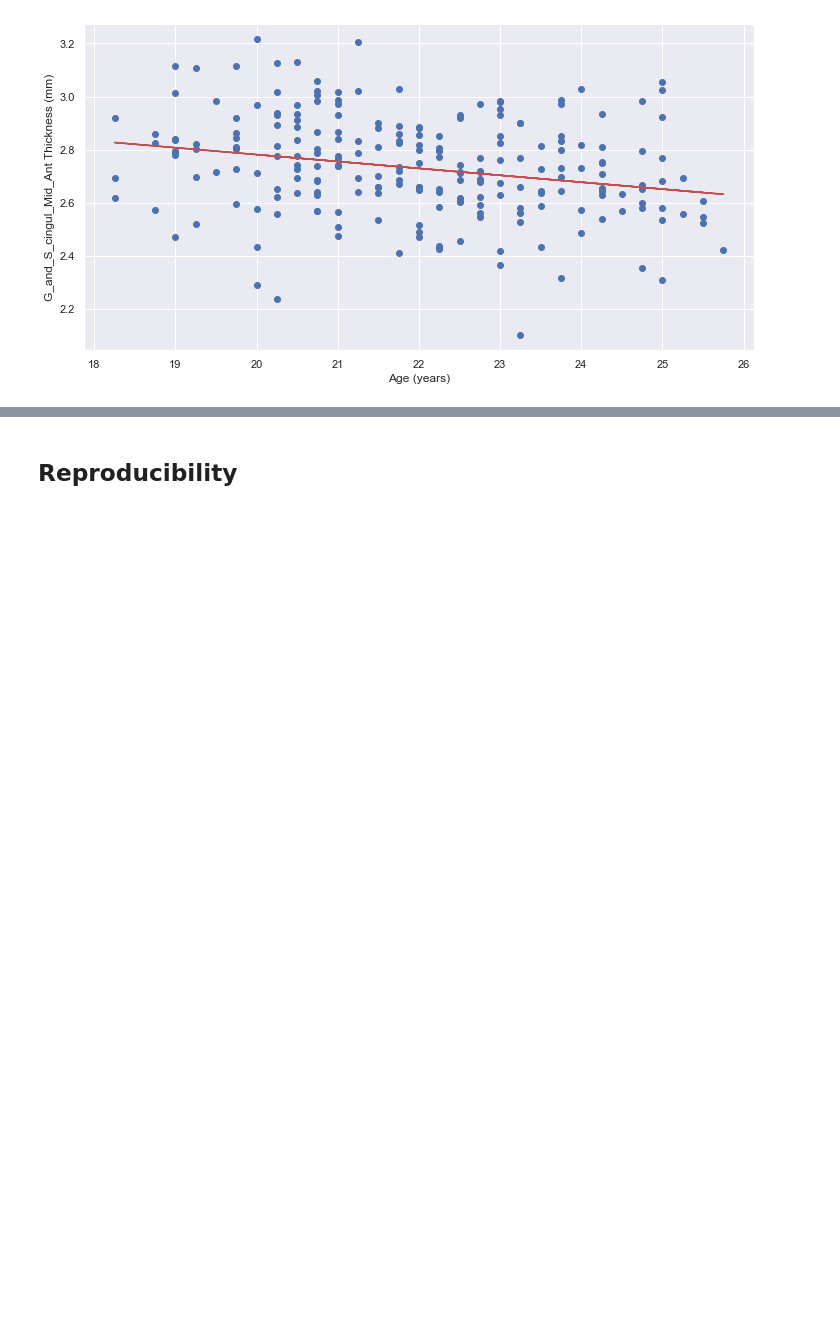
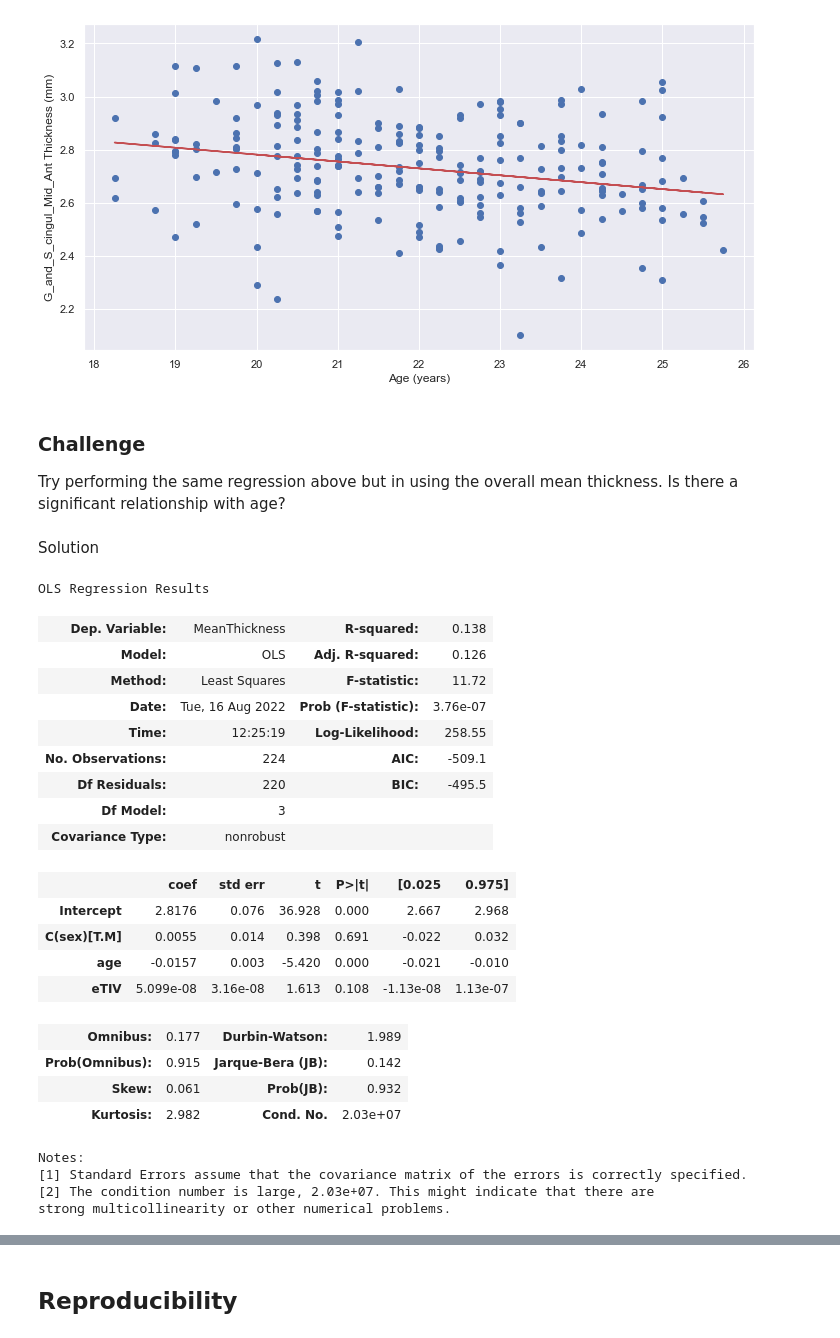
Before and after one commit to mary-tziraki/IDEAS_SDC, a Jupyter notebook: code/09-sMRI-stats-reproducibility.ipynb, the cells around one changed output, grey strips where cells are left out. Saved outputs shown, nothing was run; the diff lists cells and outputs as text; code cells hidden in the pictures; blank space fills up the shorter version.

```diff
--- a/code/09-sMRI-stats-reproducibility.ipynb
+++ b/code/09-sMRI-stats-reproducibility.ipynb
@@ -458,3 +492,36 @@ plt.xlabel('Age (years)')
 # %% [output]
 Text(0.5, 0, 'Age (years)')
 [figure]
+# %% [markdown]
+### Challenge
+
+Try performing the same regression above but in using the overall mean thickness. Is there a significant relationship with age?
+# %% [markdown]
+Solution
+# %%
+results_m2 = smf.ols(f"{'MeanThickness'} ~ {predictor} + {covariates}", data=hemi_df).fit()
+results_m2.summary()
+# %% [output]
+OLS Regression Results
+| Dep. Variable: | MeanThickness | R-squared: | 0.138 |
+| Model: | OLS | Adj. R-squared: | 0.126 |
+| Method: | Least Squares | F-statistic: | 11.72 |
+| Date: | Tue, 16 Aug 2022 | Prob (F-statistic): | 3.76e-07 |
+| Time: | 12:25:19 | Log-Likelihood: | 258.55 |
+| No. Observations: | 224 | AIC: | -509.1 |
+| Df Residuals: | 220 | BIC: | -495.5 |
+| Df Model: | 3 |  |  |
+| Covariance Type: | nonrobust |  |  |
+|  | coef | std err | t | P>|t| | [0.025 | 0.975] |
+| Intercept | 2.8176 | 0.076 | 36.928 | 0.000 | 2.667 | 2.968 |
+| C(sex)[T.M] | 0.0055 | 0.014 | 0.398 | 0.691 | -0.022 | 0.032 |
+| age | -0.0157 | 0.003 | -5.420 | 0.000 | -0.021 | -0.010 |
+| eTIV | 5.099e-08 | 3.16e-08 | 1.613 | 0.108 | -1.13e-08 | 1.13e-07 |
+| Omnibus: | 0.177 | Durbin-Watson: | 1.989 |
+| Prob(Omnibus): | 0.915 | Jarque-Bera (JB): | 0.142 |
+| Skew: | 0.061 | Prob(JB): | 0.932 |
+| Kurtosis: | 2.982 | Cond. No. | 2.03e+07 |
+Notes:
+[1] Standard Errors assume that the covariance matrix of the errors is correctly specified.
+[2] The condition number is large, 2.03e+07. This might indicate that there are
+strong multicollinearity or other numerical problems.
```
Also changed, not shown: parts of 22 cells of this notebook.
